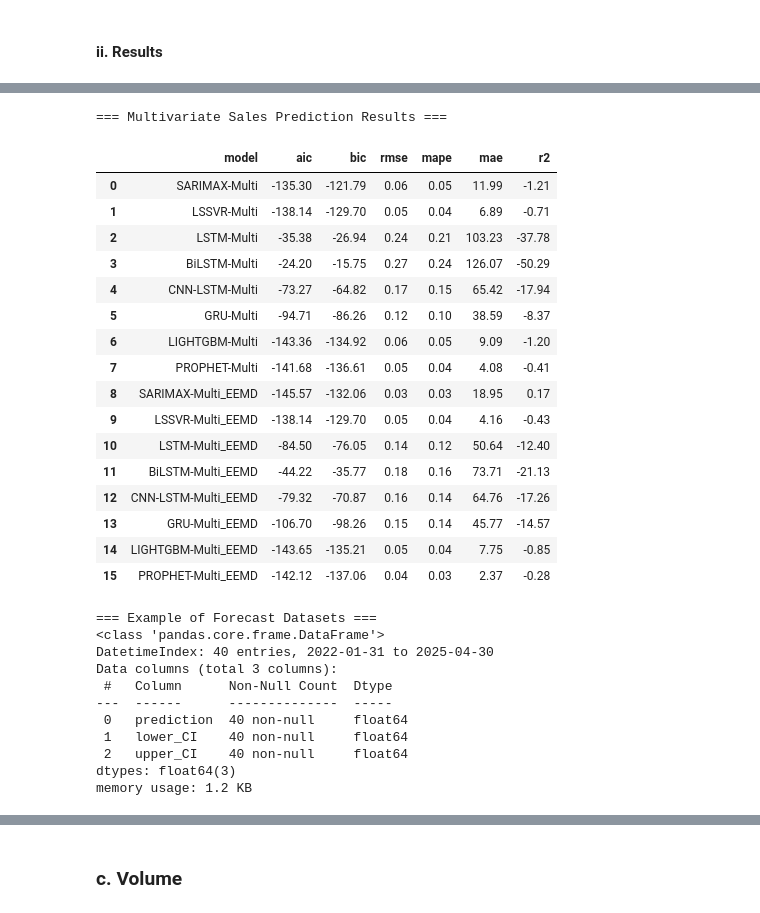
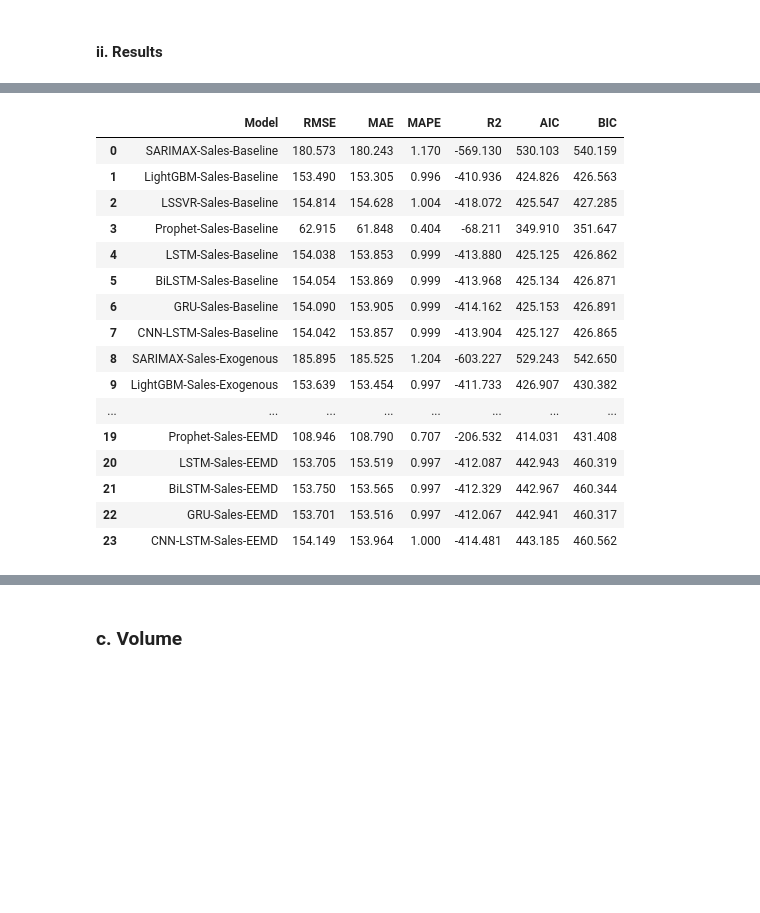
Before and after one commit to MahlatsiM/HonoursResearch, a Jupyter notebook: Cars_Model_Building.ipynb, the cells around one changed output, grey strips where cells are left out. Cells and saved outputs as stored; diff of their text form; code cells hidden in the pictures; blank space fills up the shorter version.

```diff
--- a/Cars_Model_Building.ipynb
+++ b/Cars_Model_Building.ipynb
@@ -790,37 +682,24 @@ salesUnivarResults
-# %%
-print("\n=== Multivariate Sales Prediction Results ===")
-salesMultivarResults
-# %% [output]
-=== Multivariate Sales Prediction Results ===
-|  | model | aic | bic | rmse | mape | mae | r2 |
-| 0 | SARIMAX-Multi | -135.30 | -121.79 | 0.06 | 0.05 | 11.99 | -1.21 |
-| 1 | LSSVR-Multi | -138.14 | -129.70 | 0.05 | 0.04 | 6.89 | -0.71 |
-| 2 | LSTM-Multi | -35.38 | -26.94 | 0.24 | 0.21 | 103.23 | -37.78 |
-| 3 | BiLSTM-Multi | -24.20 | -15.75 | 0.27 | 0.24 | 126.07 | -50.29 |
-| 4 | CNN-LSTM-Multi | -73.27 | -64.82 | 0.17 | 0.15 | 65.42 | -17.94 |
-| 5 | GRU-Multi | -94.71 | -86.26 | 0.12 | 0.10 | 38.59 | -8.37 |
-| 6 | LIGHTGBM-Multi | -143.36 | -134.92 | 0.06 | 0.05 | 9.09 | -1.20 |
-| 7 | PROPHET-Multi | -141.68 | -136.61 | 0.05 | 0.04 | 4.08 | -0.41 |
-| 8 | SARIMAX-Multi_EEMD | -145.57 | -132.06 | 0.03 | 0.03 | 18.95 | 0.17 |
-| 9 | LSSVR-Multi_EEMD | -138.14 | -129.70 | 0.05 | 0.04 | 4.16 | -0.43 |
-| 10 | LSTM-Multi_EEMD | -84.50 | -76.05 | 0.14 | 0.12 | 50.64 | -12.40 |
-| 11 | BiLSTM-Multi_EEMD | -44.22 | -35.77 | 0.18 | 0.16 | 73.71 | -21.13 |
-| 12 | CNN-LSTM-Multi_EEMD | -79.32 | -70.87 | 0.16 | 0.14 | 64.76 | -17.26 |
-| 13 | GRU-Multi_EEMD | -106.70 | -98.26 | 0.15 | 0.14 | 45.77 | -14.57 |
-| 14 | LIGHTGBM-Multi_EEMD | -143.65 | -135.21 | 0.05 | 0.04 | 7.75 | -0.85 |
-| 15 | PROPHET-Multi_EEMD | -142.12 | -137.06 | 0.04 | 0.03 | 2.37 | -0.28 |
-# %%
-print("\n=== Example of Forecast Datasets ===")
-sales_forecast_dfs_uni["LSTM-Uni_Sales_forecast_results"].info()
-# %% [output]
-=== Example of Forecast Datasets ===
-<class 'pandas.core.frame.DataFrame'>
-DatetimeIndex: 40 entries, 2022-01-31 to 2025-04-30
-Data columns (total 3 columns):
- #   Column      Non-Null Count  Dtype
----  ------      --------------  -----
- 0   prediction  40 non-null     float64
- 1   lower_CI    40 non-null     float64
- 2   upper_CI    40 non-null     float64
-dtypes: float64(3)
-memory usage: 1.2 KB
+# %%
+# ------------------------------------------------------
+# Final results
+# ------------------------------------------------------
+sales_results_df = pd.DataFrame(results)
+sales_results_df
+# %% [output]
+|  | Model | RMSE | MAE | MAPE | R2 | AIC | BIC |
+| 0 | SARIMAX-Sales-Baseline | 180.573 | 180.243 | 1.170 | -569.130 | 530.103 | 540.159 |
+| 1 | LightGBM-Sales-Baseline | 153.490 | 153.305 | 0.996 | -410.936 | 424.826 | 426.563 |
+| 2 | LSSVR-Sales-Baseline | 154.814 | 154.628 | 1.004 | -418.072 | 425.547 | 427.285 |
+| 3 | Prophet-Sales-Baseline | 62.915 | 61.848 | 0.404 | -68.211 | 349.910 | 351.647 |
+| 4 | LSTM-Sales-Baseline | 154.038 | 153.853 | 0.999 | -413.880 | 425.125 | 426.862 |
+| 5 | BiLSTM-Sales-Baseline | 154.054 | 153.869 | 0.999 | -413.968 | 425.134 | 426.871 |
+| 6 | GRU-Sales-Baseline | 154.090 | 153.905 | 0.999 | -414.162 | 425.153 | 426.891 |
+| 7 | CNN-LSTM-Sales-Baseline | 154.042 | 153.857 | 0.999 | -413.904 | 425.127 | 426.865 |
+| 8 | SARIMAX-Sales-Exogenous | 185.895 | 185.525 | 1.204 | -603.227 | 529.243 | 542.650 |
+| 9 | LightGBM-Sales-Exogenous | 153.639 | 153.454 | 0.997 | -411.733 | 426.907 | 430.382 |
+| ... | ... | ... | ... | ... | ... | ... | ... |
+| 19 | Prophet-Sales-EEMD | 108.946 | 108.790 | 0.707 | -206.532 | 414.031 | 431.408 |
+| 20 | LSTM-Sales-EEMD | 153.705 | 153.519 | 0.997 | -412.087 | 442.943 | 460.319 |
+| 21 | BiLSTM-Sales-EEMD | 153.750 | 153.565 | 0.997 | -412.329 | 442.967 | 460.344 |
+| 22 | GRU-Sales-EEMD | 153.701 | 153.516 | 0.997 | -412.067 | 442.941 | 460.317 |
+| 23 | CNN-LSTM-Sales-EEMD | 154.149 | 153.964 | 1.000 | -414.481 | 443.185 | 460.562 |
```
Also changed, not shown: parts of 15 cells of this notebook.
